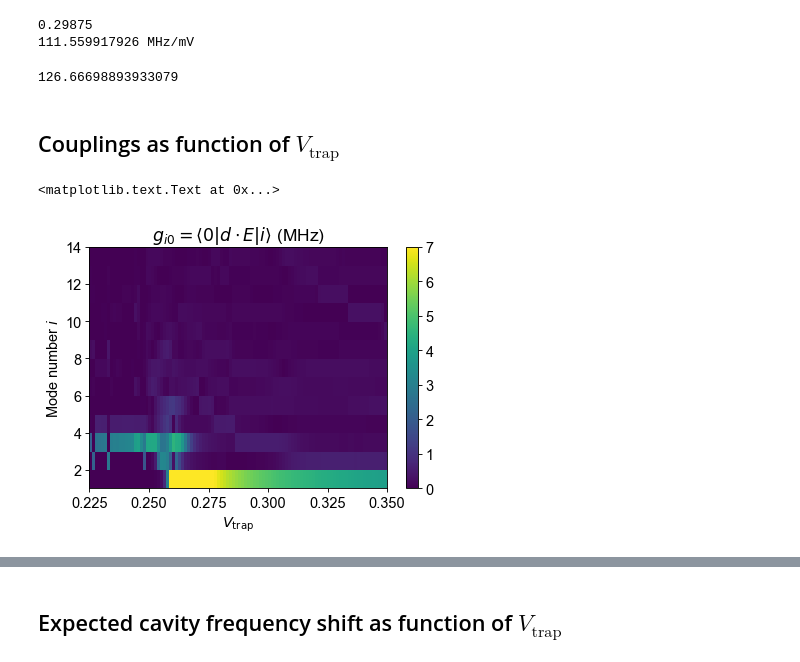
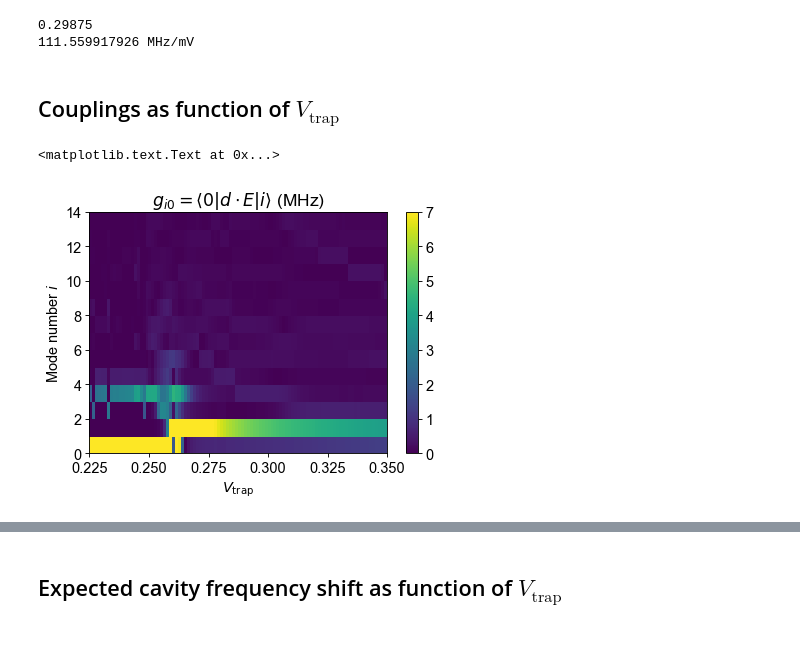
Before and after one commit to gkoolstra/ipython-notebooks, a Jupyter notebook: 20171107 - Single electron Schrodinger Sweep.ipynb, the cells around one changed output, grey strips where cells are left out. Drawn from its saved outputs; the diff is of its cells as text; code cells hidden in the pictures.

```diff
--- a/20171107 - Single electron Schrodinger Sweep.ipynb
+++ b/20171107 - Single electron Schrodinger Sweep.ipynb
@@ -72,6 +72,7 @@ X, Y = np.meshgrid(x, y)
 N_evals = 15
 
 ground_state_couplings = list()
+excited_state_couplings = list()
 electron_frequencies = list()
 
 for vres, vtrap, vrg, vtg in tqdm(zip(Vres, Vtrap, Vrg, Vtg)):
@@ -120,15 +121,19 @@ for vres, vtrap, vrg, vtg in tqdm(zip(Vres, Vtrap, Vrg, Vtg)):
 #     common.save_figure(fig, save_path=r"S:\Gerwin\Electron on helium\Single Electron Schrodinger Solver")
 
     gi0 = np.zeros(N_evals)
+    gi1 = np.zeros(N_evals)
 
     for i in range(N_evals):
         gi0[i] = prefactor * np.sum(Psis[i] * ( X * fs.Ex(X, Y) + Y * fs.Ey(X, Y) ) * np.conjugate(Psis[0]))
+        gi1[i] = prefactor * np.sum(Psis[i] * ( X * fs.Ex(X, Y) + Y * fs.Ey(X, Y) ) * np.conjugate(Psis[1]))
 
+    excited_state_couplings.append(gi1)
     ground_state_couplings.append(gi0)
     electron_frequencies.append(mode_frequencies)
 
 ground_state_couplings = np.array(ground_state_couplings)
 electron_frequencies = np.array(electron_frequencies)
+excited_state_couplings = np.array(excited_state_couplings)
 # %% [markdown]
 ## Eigenfrequencies as function of $V_\mathrm{trap}$
 # %%
@@ -184,19 +189,17 @@ print((electron_frequencies[resonant_idx+1, 1]-electron_frequencies[resonant_idx
 # %% [output]
 0.29875
 111.559917926 MHz/mV
-# %%
-0.5 * 38.42 / (0.290-0.267)**(1/2.)
-# %% [output]
-126.66698893933079
 # %% [markdown]
 ## Couplings as function of $V_\mathrm{trap}$
 # %%
-plt.pcolormesh(Vtrap, np.arange(1, N_evals), 1E-6 * np.abs(ground_state_couplings[:, 1:].T))
+
+
+plt.pcolormesh(Vtrap, np.arange(0, N_evals), 1E-6 * np.abs(ground_state_couplings[:, :].T))
 plt.colorbar()
 plt.clim(0, 7)
 plt.xlabel("$V_\mathrm{trap}$")
 plt.ylabel("Mode number $i$")
 plt.title(r"$g_{i0} = \langle 0 | d \cdot E | i \rangle$ (MHz)")
 # %% [output]
 <matplotlib.text.Text at 0x...>
-[figure, old version]
+[figure, new version]
```
Also changed, not shown: parts of 5 cells of this notebook.
